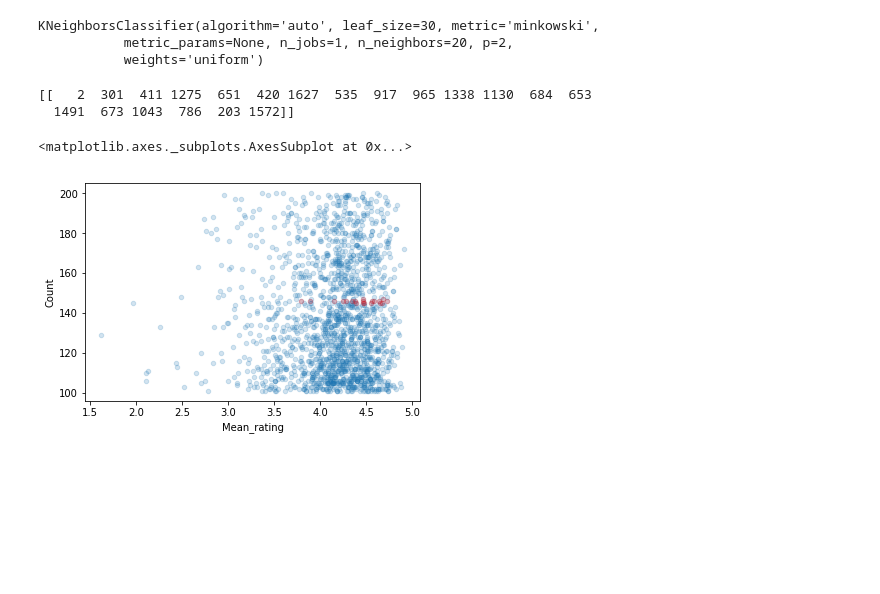
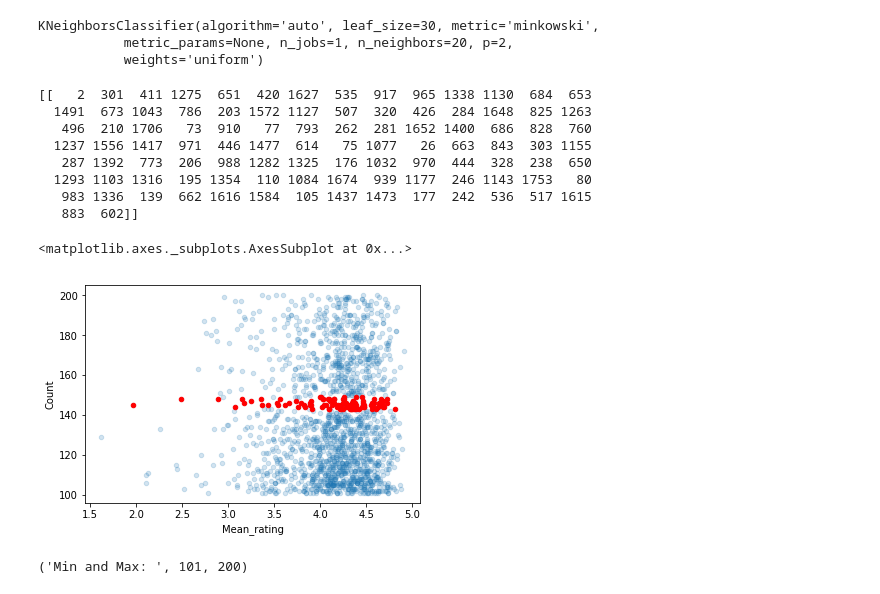
Before and after one commit to nishnash54/RecOmax, a Jupyter notebook: Online/recomendation_system.ipynb, the cells around one changed output. Drawn from its saved outputs; the diff is of its cells as text; code cells hidden in the pictures; blank space fills up the shorter version.

```diff
--- a/Online/recomendation_system.ipynb
+++ b/Online/recomendation_system.ipynb
@@ -334,14 +334,28 @@ KNeighborsClassifier(algorithm='auto', leaf_size=30, metric='minkowski',
            metric_params=None, n_jobs=1, n_neighbors=20, p=2,
            weights='uniform')
 # %%
-neigh = knn.kneighbors(X=[[4.7260274, 146.]], n_neighbors=20, return_distance=False)
+neigh = knn.kneighbors(X=[[4.7260274, 146.]], n_neighbors=100, return_distance=False)
 print(neigh)
 # %% [output]
 [[   2  301  411 1275  651  420 1627  535  917  965 1338 1130  684  653
-  1491  673 1043  786  203 1572]]
+  1491  673 1043  786  203 1572 1127  507  320  426  284 1648  825 1263
+   496  210 1706   73  910   77  793  262  281 1652 1400  686  828  760
+  1237 1556 1417  971  446 1477  614   75 1077   26  663  843  303 1155
+   287 1392  773  206  988 1282 1325  176 1032  970  444  328  238  650
+  1293 1103 1316  195 1354  110 1084 1674  939 1177  246 1143 1753   80
+   983 1336  139  662 1616 1584  105 1437 1473  177  242  536  517 1615
+   883  602]]
 # %%
 ax = test_data.plot(kind='scatter', x='Mean_rating', y='Count', alpha=0.20)
-test_data.iloc[neigh[0]].plot(kind='scatter', x='Mean_rating', y='Count', color='r', alpha=0.20, ax=ax)
+test_data.iloc[neigh[0]].plot(kind='scatter', x='Mean_rating', y='Count', color='r', ax=ax)
 # %% [output]
 <matplotlib.axes._subplots.AxesSubplot at 0x...>
-[figure, old version]
+[figure, new version]
+# %%
+# Normalize that data
+# newvalue= (max'-min')/(max-min)*(value-max)+max'
+mn = test_data.Count.min()
+mx = test_data.Count.max()
+print("Min and Max: ", mn, mx)
+# %% [output]
+('Min and Max: ', 101, 200)
```
Also changed, not shown: parts of 6 cells of this notebook.
